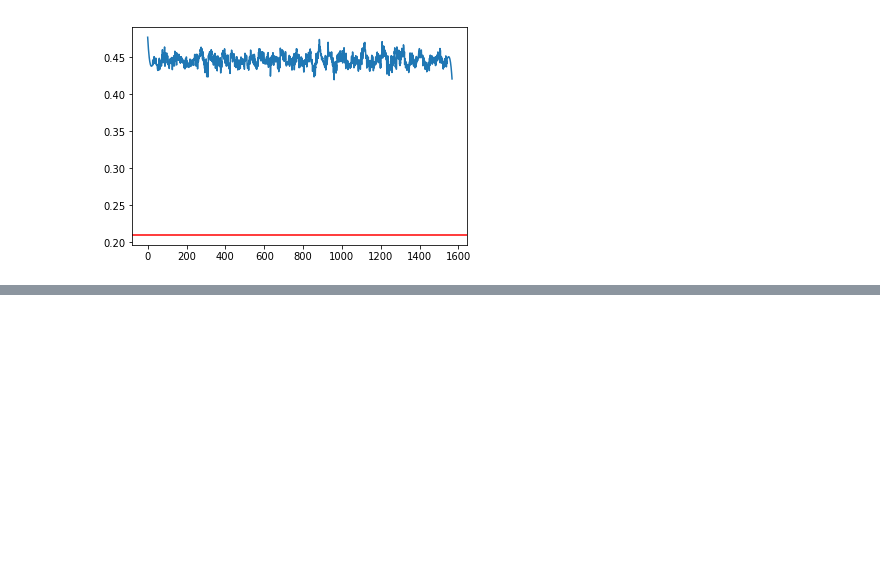
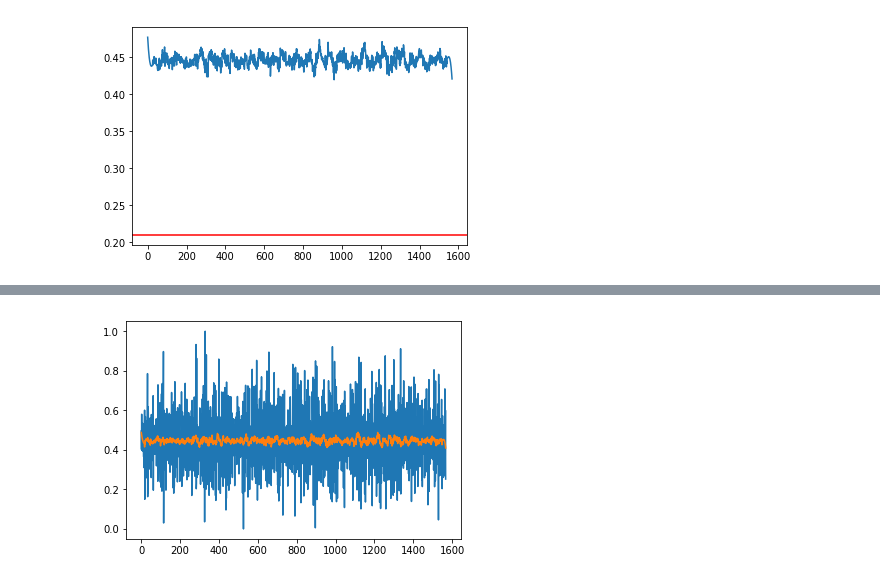
Before and after one commit to hedonistrh/SpChangeDetect, a Jupyter notebook: Speaker2Vec_dev.ipynb, the cells around one changed output, grey strips where cells are left out. Saved outputs shown, nothing was run; the diff lists cells and outputs as text; code cells hidden in the pictures; blank space fills up the shorter version.

```diff
--- a/Speaker2Vec_dev.ipynb
+++ b/Speaker2Vec_dev.ipynb
@@ -442,0 +445,7 @@ array([0.4773948 , 0.47287625, 0.46869117, ..., 0.4283904 , 0.42485318,
+# %%
+pp.plot(arr)
+pp.plot(savgol_filter(arr, 31, 3))
+
+pp.show()
+# %% [output]
+[figure, added]
```
Also changed, not shown: parts of 4 cells of this notebook.
